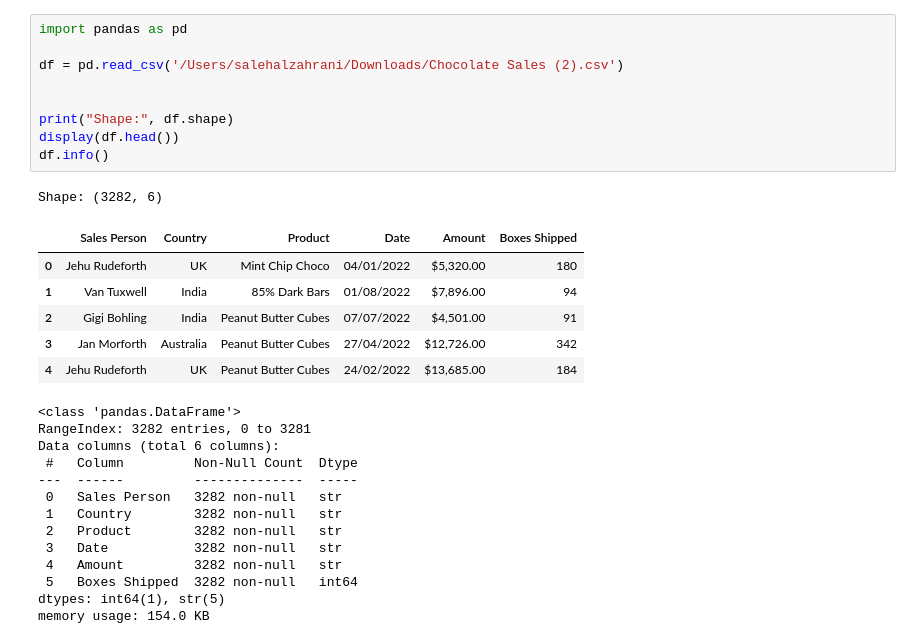
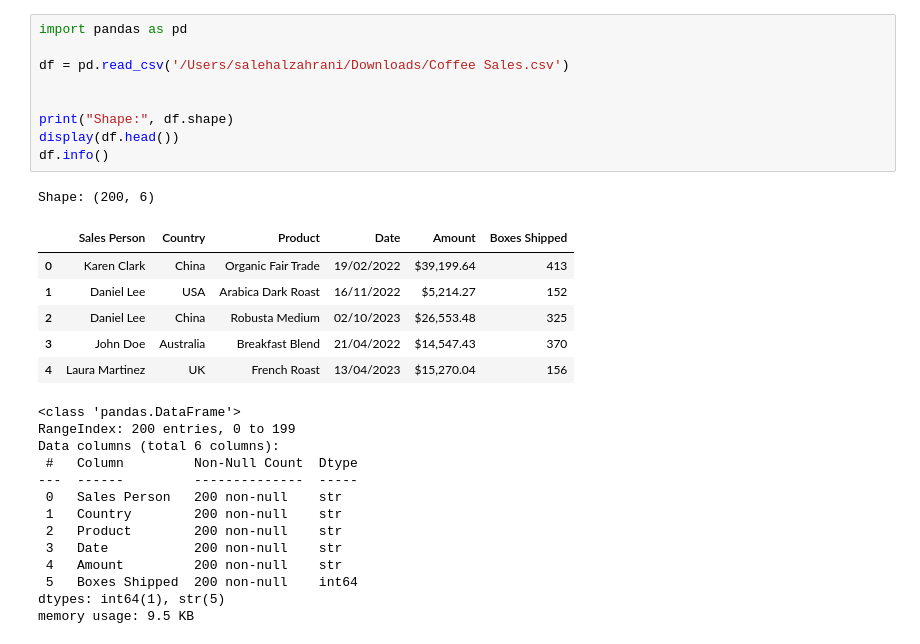
Before and after one commit to Saleh-Alzhrani/ML-LABS, a Jupyter notebook: Lab2/lab2.ipynb, the cells around one changed output. Cells and saved outputs as stored; diff of their text form.

```diff
--- a/Lab2/lab2.ipynb
+++ b/Lab2/lab2.ipynb
@@ -1,30 +1,30 @@
 # %%
 import pandas as pd
 
-df = pd.read_csv('/Users/salehalzahrani/Downloads/Chocolate Sales (2).csv')
+df = pd.read_csv('/Users/salehalzahrani/Downloads/Coffee Sales.csv')
 
 
 print("Shape:", df.shape)
 display(df.head())
 df.info()
 # %% [output]
-Shape: (3282, 6)
+Shape: (200, 6)
 |  | Sales Person | Country | Product | Date | Amount | Boxes Shipped |
-| 0 | Jehu Rudeforth | UK | Mint Chip Choco | 04/01/2022 | $5,320.00 | 180 |
-| 1 | Van Tuxwell | India | 85% Dark Bars | 01/08/2022 | $7,896.00 | 94 |
-| 2 | Gigi Bohling | India | Peanut Butter Cubes | 07/07/2022 | $4,501.00 | 91 |
-| 3 | Jan Morforth | Australia | Peanut Butter Cubes | 27/04/2022 | $12,726.00 | 342 |
-| 4 | Jehu Rudeforth | UK | Peanut Butter Cubes | 24/02/2022 | $13,685.00 | 184 |
+| 0 | Karen Clark | China | Organic Fair Trade | 19/02/2022 | $39,199.64 | 413 |
+| 1 | Daniel Lee | USA | Arabica Dark Roast | 16/11/2022 | $5,214.27 | 152 |
+| 2 | Daniel Lee | China | Robusta Medium | 02/10/2023 | $26,553.48 | 325 |
+| 3 | John Doe | Australia | Breakfast Blend | 21/04/2022 | $14,547.43 | 370 |
+| 4 | Laura Martinez | UK | French Roast | 13/04/2023 | $15,270.04 | 156 |
 <class 'pandas.DataFrame'>
-RangeIndex: 3282 entries, 0 to 3281
+RangeIndex: 200 entries, 0 to 199
 Data columns (total 6 columns):
  #   Column         Non-Null Count  Dtype
 ---  ------         --------------  -----
- 0   Sales Person   3282 non-null   str
- 1   Country        3282 non-null   str
- 2   Product        3282 non-null   str
- 3   Date           3282 non-null   str
- 4   Amount         3282 non-null   str
- 5   Boxes Shipped  3282 non-null   int64
+ 0   Sales Person   200 non-null    str
+ 1   Country        200 non-null    str
+ 2   Product        200 non-null    str
+ 3   Date           200 non-null    str
+ 4   Amount         200 non-null    str
+ 5   Boxes Shipped  200 non-null    int64
 dtypes: int64(1), str(5)
-memory usage: 154.0 KB
+memory usage: 9.5 KB
```
Also changed, not shown: 3 other files.
